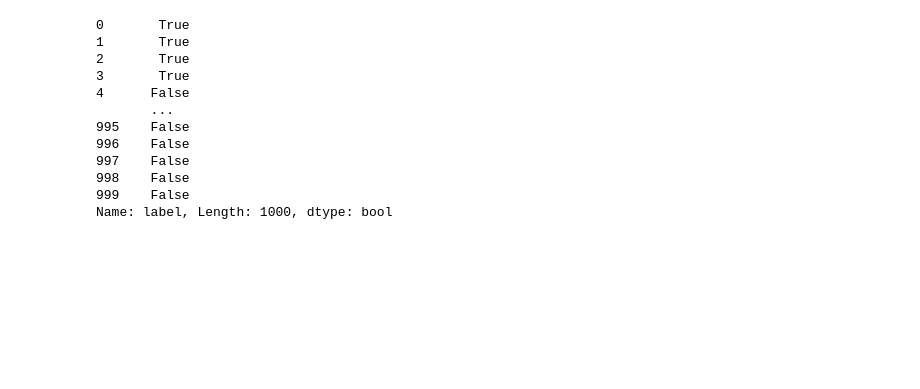
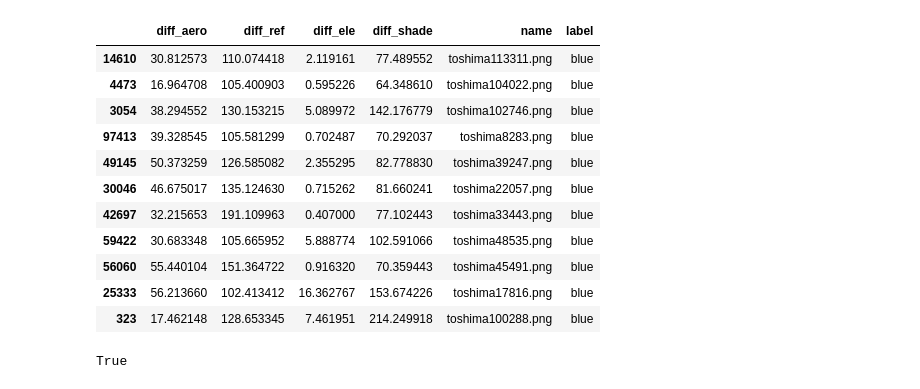
Before and after one commit to daikiclimate/asahi_changedet, a Jupyter notebook: notebook/makecsv.ipynb, the cells around one changed output. Drawn from its saved outputs; the diff is of its cells as text; code cells hidden in the pictures; blank space fills up the shorter version.

```diff
--- a/notebook/makecsv.ipynb
+++ b/notebook/makecsv.ipynb
@@ -120,17 +95,15 @@ ax1 = result.plot.scatter(x='diff_aero',y='diff_ref',c='label')
 # %%
-ind = result.label == "blue"
+result[(result["diff_ref"] > 100) & (result["label"] == "blue")]
+# %% [output]
+|  | diff_aero | diff_ref | diff_ele | diff_shade | name | label |
+| 14610 | 30.812573 | 110.074418 | 2.119161 | 77.489552 | toshima113311.png | blue |
+| 4473 | 16.964708 | 105.400903 | 0.595226 | 64.348610 | toshima104022.png | blue |
+| 3054 | 38.294552 | 130.153215 | 5.089972 | 142.176779 | toshima102746.png | blue |
+| 97413 | 39.328545 | 105.581299 | 0.702487 | 70.292037 | toshima8283.png | blue |
+| 49145 | 50.373259 | 126.585082 | 2.355295 | 82.778830 | toshima39247.png | blue |
+| 30046 | 46.675017 | 135.124630 | 0.715262 | 81.660241 | toshima22057.png | blue |
+| 42697 | 32.215653 | 191.109963 | 0.407000 | 77.102443 | toshima33443.png | blue |
+| 59422 | 30.683348 | 105.665952 | 5.888774 | 102.591066 | toshima48535.png | blue |
+| 56060 | 55.440104 | 151.364722 | 0.916320 | 70.359443 | toshima45491.png | blue |
+| 25333 | 56.213660 | 102.413412 | 16.362767 | 153.674226 | toshima17816.png | blue |
+| 323 | 17.462148 | 128.653345 | 7.461951 | 214.249918 | toshima100288.png | blue |
-# %%
-ind
-# %% [output]
-0       True
-1       True
-2       True
-3       True
-4      False
-       ...
-995    False
-996    False
-997    False
-998    False
-999    False
-Name: label, Length: 1000, dtype: bool
@@ -136,0 +112,4 @@ Name: label, Length: 1000, dtype: bool
+# %%
+old_tmp_1 == None
+# %% [output]
+True
```
Also changed, not shown: parts of 6 cells of this notebook, 26 other files.
